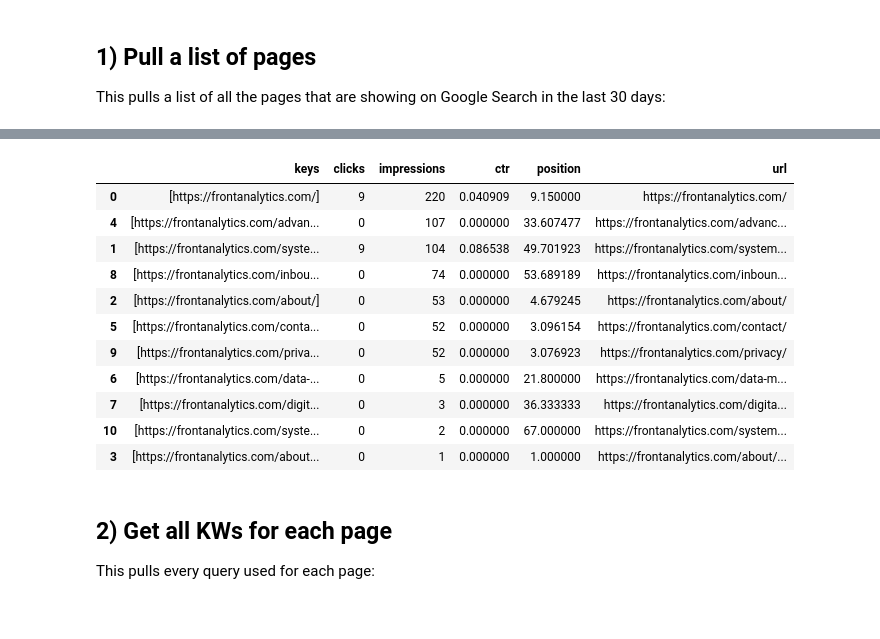
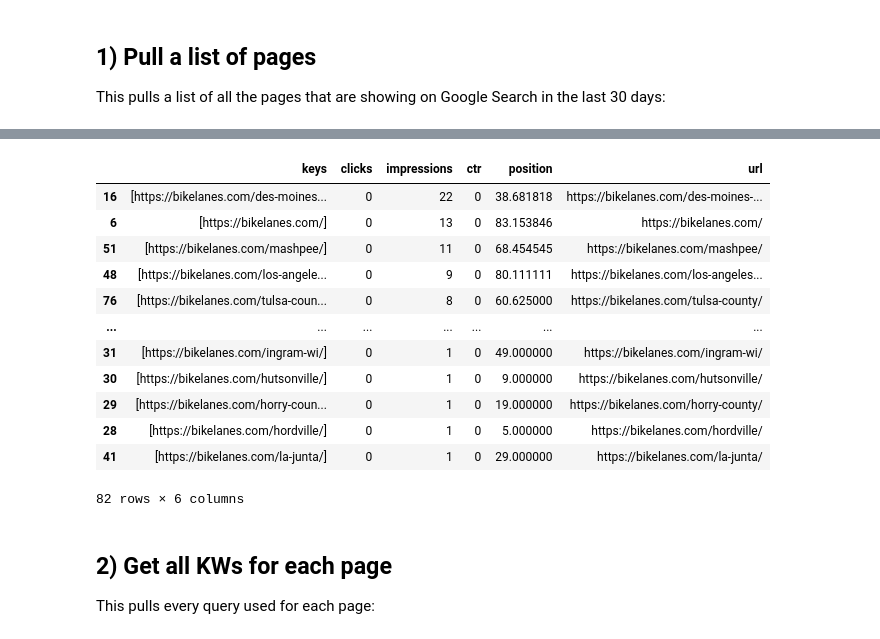
Before and after one commit to FrontAnalyticsInc/data-winners, a Jupyter notebook: datasource-api-google-search-console/part2-gsc-api-upload-to-bigquery.ipynb, the cells around one changed output, grey strips where cells are left out. Drawn from its saved outputs; the diff is of its cells as text; code cells hidden in the pictures.

```diff
--- a/datasource-api-google-search-console/part2-gsc-api-upload-to-bigquery.ipynb
+++ b/datasource-api-google-search-console/part2-gsc-api-upload-to-bigquery.ipynb
@@ -78,10 +78,13 @@ We use the service account JSON Key we get credentials.
 # local path to the service account key
 # service account's email must be added to one or more properties in GSC
 
-SERVICE_ACCOUNT_FILE = "../gcp-keys/website-analytics-161019-16456165cddc.json"
-#SERVICE_ACCOUNT_FILE = "./service-account-key.json"
+#SERVICE_ACCOUNT_FILE = "../gcp-keys/website-analytics-161019-16456165cddc.json"
+SERVICE_ACCOUNT_FILE = "./service-account-key.json"
 # %%
-SCOPES = ['https://www.googleapis.com/auth/webmasters']
+SCOPES = [
+    'https://www.googleapis.com/auth/webmasters',
+    'https://www.googleapis.com/auth/bigquery'
+]
 credentials = service_account.Credentials.from_service_account_file(
         SERVICE_ACCOUNT_FILE, scopes=SCOPES)
 # %%
@@ -134,25 +152,35 @@ res = requests.post("https://www.googleapis.com/webmasters/v3/sites/"+"sc-domain
 # %%
-j = json.loads(res.text)['rows']
-for i in range(len(j)):
-    j[i]['url'] = j[i]['keys'][0]
 
-df_pages = pd.DataFrame(j)
+if str(res.status_code) != "200":
+    print("error with the api response. verify credentials are active.")
 
-df_pages = df_pages.sort_values('impressions',ascending=False)
+else:
+
+    # continue
+    j = json.loads(res.text).get('rows',[])
+
+    for i in range(len(j)):
+        j[i]['url'] = j[i]['keys'][0]
+
+    df_pages = pd.DataFrame(j)
+
+    df_pages = df_pages.sort_values('impressions',ascending=False)
+
 df_pages
 # %% [output]
 |  | keys | clicks | impressions | ctr | position | url |
-| 0 | [https://frontanalytics.com/] | 9 | 220 | 0.040909 | 9.150000 | https://frontanalytics.com/ |
-| 4 | [https://frontanalytics.com/advan... | 0 | 107 | 0.000000 | 33.607477 | https://frontanalytics.com/advanc... |
-| 1 | [https://frontanalytics.com/syste... | 9 | 104 | 0.086538 | 49.701923 | https://frontanalytics.com/system... |
-| 8 | [https://frontanalytics.com/inbou... | 0 | 74 | 0.000000 | 53.689189 | https://frontanalytics.com/inboun... |
-| 2 | [https://frontanalytics.com/about/] | 0 | 53 | 0.000000 | 4.679245 | https://frontanalytics.com/about/ |
-| 5 | [https://frontanalytics.com/conta... | 0 | 52 | 0.000000 | 3.096154 | https://frontanalytics.com/contact/ |
-| 9 | [https://frontanalytics.com/priva... | 0 | 52 | 0.000000 | 3.076923 | https://frontanalytics.com/privacy/ |
-| 6 | [https://frontanalytics.com/data-... | 0 | 5 | 0.000000 | 21.800000 | https://frontanalytics.com/data-m... |
-| 7 | [https://frontanalytics.com/digit... | 0 | 3 | 0.000000 | 36.333333 | https://frontanalytics.com/digita... |
-| 10 | [https://frontanalytics.com/syste... | 0 | 2 | 0.000000 | 67.000000 | https://frontanalytics.com/system... |
-| 3 | [https://frontanalytics.com/about... | 0 | 1 | 0.000000 | 1.000000 | https://frontanalytics.com/about/... |
+| 16 | [https://bikelanes.com/des-moines... | 0 | 22 | 0 | 38.681818 | https://bikelanes.com/des-moines-... |
+| 6 | [https://bikelanes.com/] | 0 | 13 | 0 | 83.153846 | https://bikelanes.com/ |
+| 51 | [https://bikelanes.com/mashpee/] | 0 | 11 | 0 | 68.454545 | https://bikelanes.com/mashpee/ |
+| 48 | [https://bikelanes.com/los-angele... | 0 | 9 | 0 | 80.111111 | https://bikelanes.com/los-angeles... |
+| 76 | [https://bikelanes.com/tulsa-coun... | 0 | 8 | 0 | 60.625000 | https://bikelanes.com/tulsa-county/ |
+| ... | ... | ... | ... | ... | ... | ... |
+| 31 | [https://bikelanes.com/ingram-wi/] | 0 | 1 | 0 | 49.000000 | https://bikelanes.com/ingram-wi/ |
+| 30 | [https://bikelanes.com/hutsonville/] | 0 | 1 | 0 | 9.000000 | https://bikelanes.com/hutsonville/ |
+| 29 | [https://bikelanes.com/horry-coun... | 0 | 1 | 0 | 19.000000 | https://bikelanes.com/horry-county/ |
+| 28 | [https://bikelanes.com/hordville/] | 0 | 1 | 0 | 5.000000 | https://bikelanes.com/hordville/ |
+| 41 | [https://bikelanes.com/la-junta/] | 0 | 1 | 0 | 29.000000 | https://bikelanes.com/la-junta/ |
+82 rows × 6 columns
 # %% [markdown]
 ## 2) Get all KWs for each page
 
```
Also changed, not shown: parts of 14 cells of this notebook, 6 other files.
